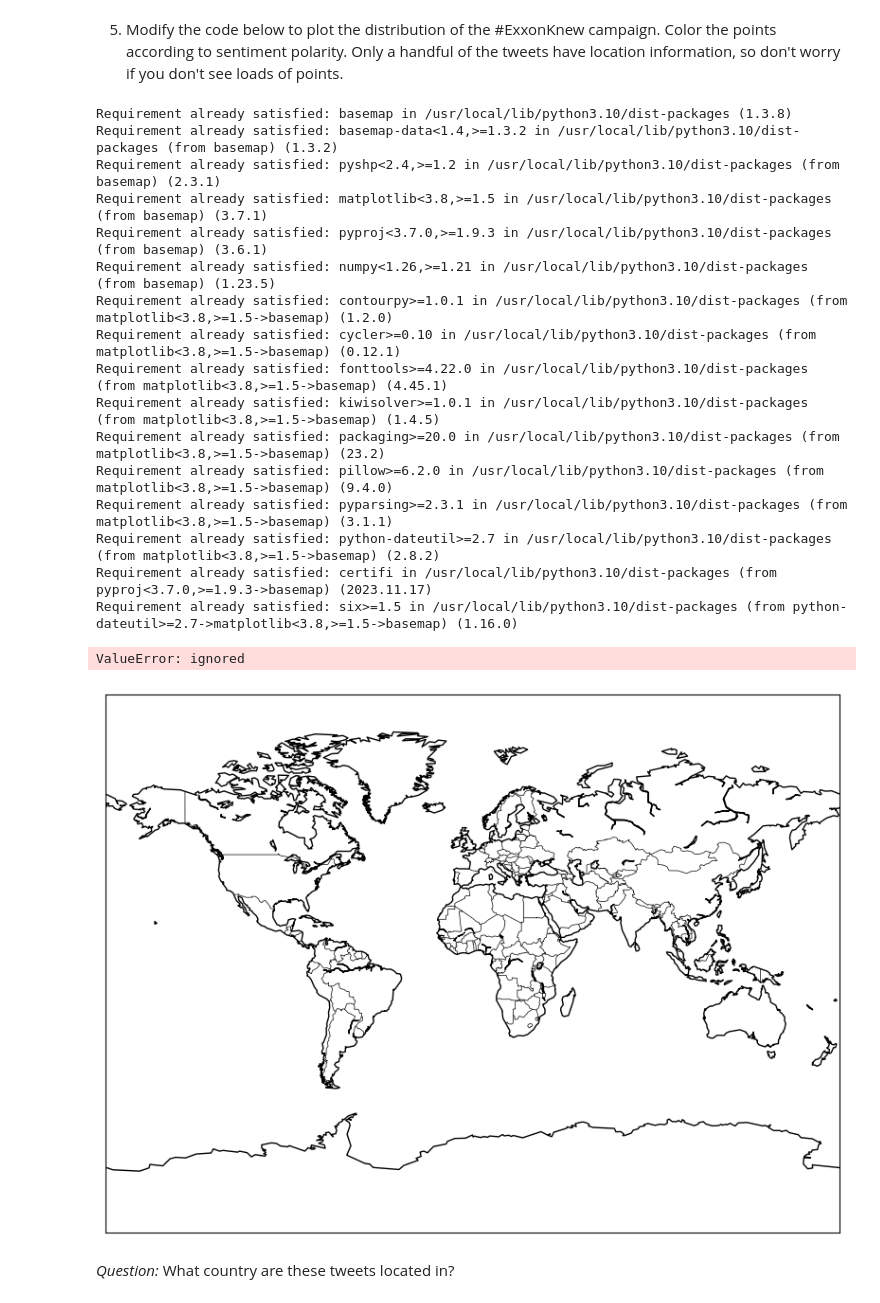
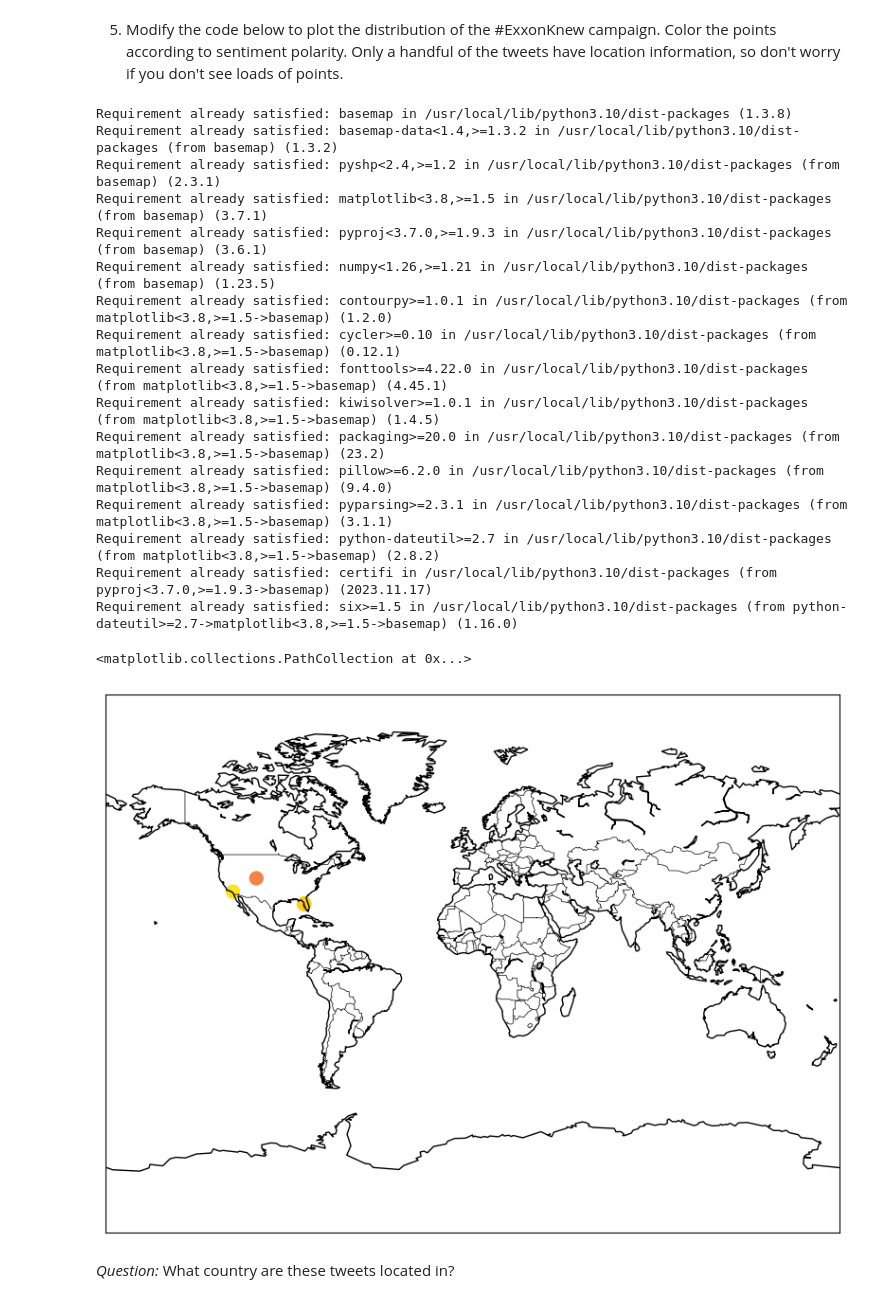
Before and after one commit to JosephMuschialli/QM2, a Jupyter notebook: Final/W04._Natural_Language_Processing_Student_Version.ipynb, the cells around one changed output. Drawn from its saved outputs; the diff is of its cells as text; code cells hidden in the pictures.

```diff
--- a/Final/W04._Natural_Language_Processing_Student_Version.ipynb
+++ b/Final/W04._Natural_Language_Processing_Student_Version.ipynb
@@ -641,7 +641,7 @@ In the code cell below:
 sample = tweets.head(1000)
 sample['polarity']=sample['text'].apply(lambda x: nlp(x)._.blob.polarity)
 sample['subjectivity']=sample['text'].apply(lambda x: nlp(x)._.blob.subjectivity)
-sample=sample[sample['subjectivity']>0.5]
+sample=sample[sample['subjectivity']<0.5][sample['polarity']<0]
 sample
 # %% [output]
 A value is trying to be set on a copy of a slice from a DataFrame.
@@ -672,38 +676,39 @@ See the caveats in the documentation: https://pandas.pydata.org/pandas-docs/stab
 # %%
 !pip install basemap
 import matplotlib.pyplot as plt
 from mpl_toolkits.basemap import Basemap
 map = Basemap(projection='mill')
 
 map.drawcountries()
 map.drawcoastlines()
 
 map.scatter(
-      x=sample['longitude'],
-      y=sample['latitude'],
-      c = sample[sample['polarity']<=0],
-      cmap = 'coolwarm',
+      x=sample['latitude'],
+      y=sample['longitude'],
+      c = sample['polarity'],
+      s=100,
+      cmap = 'plasma',
       latlon=True,
       vmin=-1,
       vmax=0)
 # %% [output]
 Requirement already satisfied: basemap in /usr/local/lib/python3.10/dist-packages (1.3.8)
 Requirement already satisfied: basemap-data<1.4,>=1.3.2 in /usr/local/lib/python3.10/dist-packages (from basemap) (1.3.2)
 Requirement already satisfied: pyshp<2.4,>=1.2 in /usr/local/lib/python3.10/dist-packages (from basemap) (2.3.1)
 Requirement already satisfied: matplotlib<3.8,>=1.5 in /usr/local/lib/python3.10/dist-packages (from basemap) (3.7.1)
 Requirement already satisfied: pyproj<3.7.0,>=1.9.3 in /usr/local/lib/python3.10/dist-packages (from basemap) (3.6.1)
 Requirement already satisfied: numpy<1.26,>=1.21 in /usr/local/lib/python3.10/dist-packages (from basemap) (1.23.5)
 Requirement already satisfied: contourpy>=1.0.1 in /usr/local/lib/python3.10/dist-packages (from matplotlib<3.8,>=1.5->basemap) (1.2.0)
 Requirement already satisfied: cycler>=0.10 in /usr/local/lib/python3.10/dist-packages (from matplotlib<3.8,>=1.5->basemap) (0.12.1)
 Requirement already satisfied: fonttools>=4.22.0 in /usr/local/lib/python3.10/dist-packages (from matplotlib<3.8,>=1.5->basemap) (4.45.1)
 Requirement already satisfied: kiwisolver>=1.0.1 in /usr/local/lib/python3.10/dist-packages (from matplotlib<3.8,>=1.5->basemap) (1.4.5)
 Requirement already satisfied: packaging>=20.0 in /usr/local/lib/python3.10/dist-packages (from matplotlib<3.8,>=1.5->basemap) (23.2)
 Requirement already satisfied: pillow>=6.2.0 in /usr/local/lib/python3.10/dist-packages (from matplotlib<3.8,>=1.5->basemap) (9.4.0)
 Requirement already satisfied: pyparsing>=2.3.1 in /usr/local/lib/python3.10/dist-packages (from matplotlib<3.8,>=1.5->basemap) (3.1.1)
 Requirement already satisfied: python-dateutil>=2.7 in /usr/local/lib/python3.10/dist-packages (from matplotlib<3.8,>=1.5->basemap) (2.8.2)
 Requirement already satisfied: certifi in /usr/local/lib/python3.10/dist-packages (from pyproj<3.7.0,>=1.9.3->basemap) (2023.11.17)
 Requirement already satisfied: six>=1.5 in /usr/local/lib/python3.10/dist-packages (from python-dateutil>=2.7->matplotlib<3.8,>=1.5->basemap) (1.16.0)
-ValueError: ignored
+<matplotlib.collections.PathCollection at 0x...>
-[figure, old version]
+[figure, new version]
 # %% [markdown]
 *Question:* What country are these tweets located in?
```
Also changed, not shown: parts of 2 cells of this notebook.
